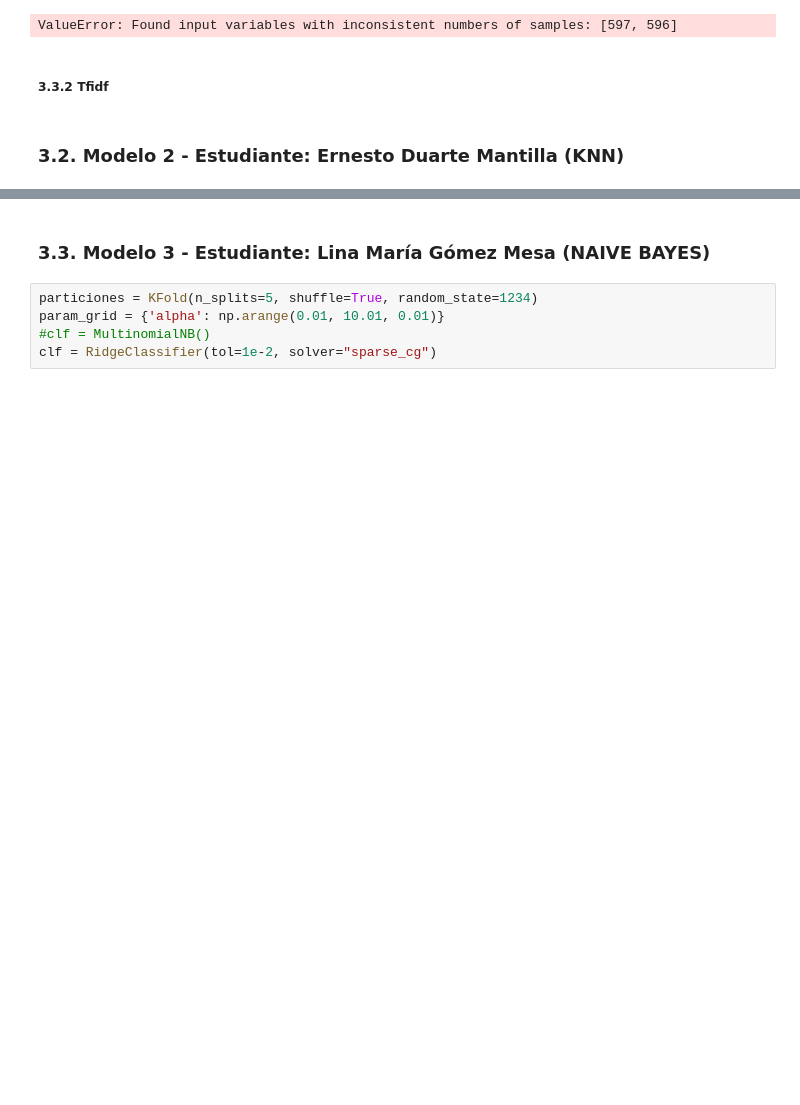
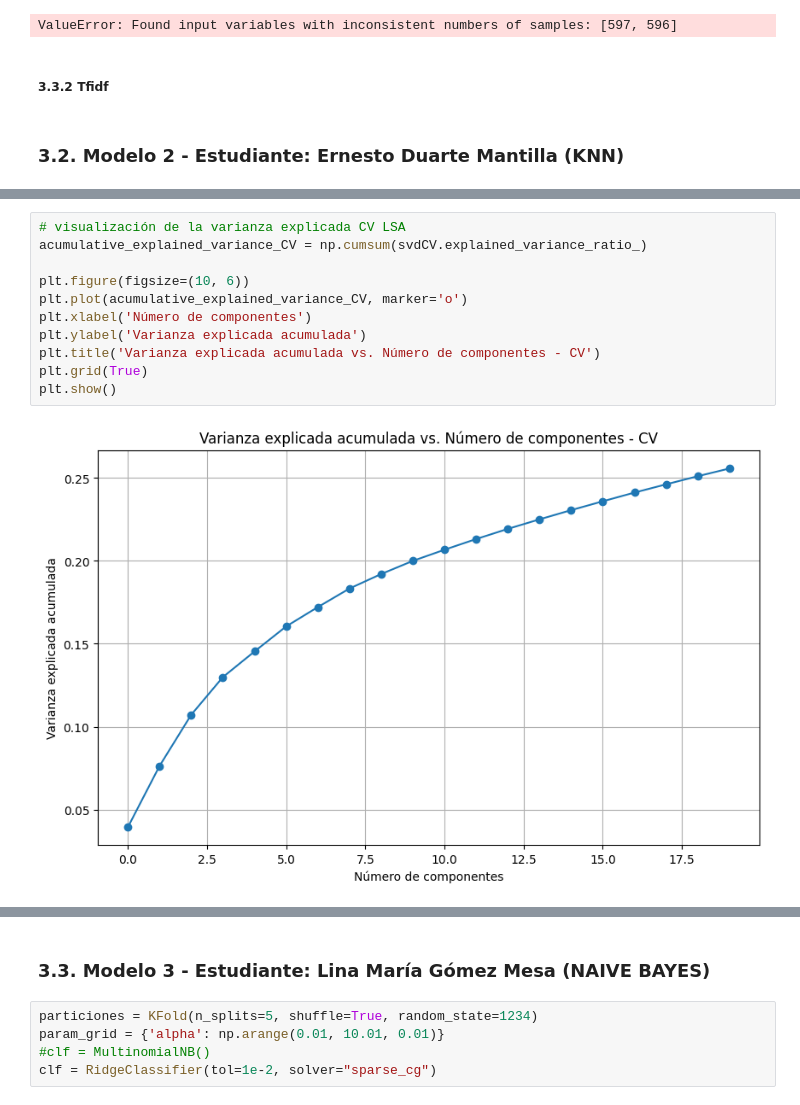
Before and after one commit to ddummann/Proyecto1-ClasificacionTextos-Etapa2, a Jupyter notebook: solucion_bi.ipynb, the cells around one changed output, grey strips where cells are left out. Cells and saved outputs as stored; diff of their text form; blank space fills up the shorter version.

```diff
--- a/solucion_bi.ipynb
+++ b/solucion_bi.ipynb
@@ -532,0 +565,13 @@ ValueError: Found input variables with inconsistent numbers of samples: [597, 59
+# %%
+# visualización de la varianza explicada CV LSA
+acumulative_explained_variance_CV = np.cumsum(svdCV.explained_variance_ratio_)
+
+plt.figure(figsize=(10, 6))
+plt.plot(acumulative_explained_variance_CV, marker='o')
+plt.xlabel('Número de componentes')
+plt.ylabel('Varianza explicada acumulada')
+plt.title('Varianza explicada acumulada vs. Número de componentes - CV')
+plt.grid(True)
+plt.show()
+# %% [output]
+[figure, added]
```
Also changed, not shown: parts of 19 cells of this notebook, 3 other files.
